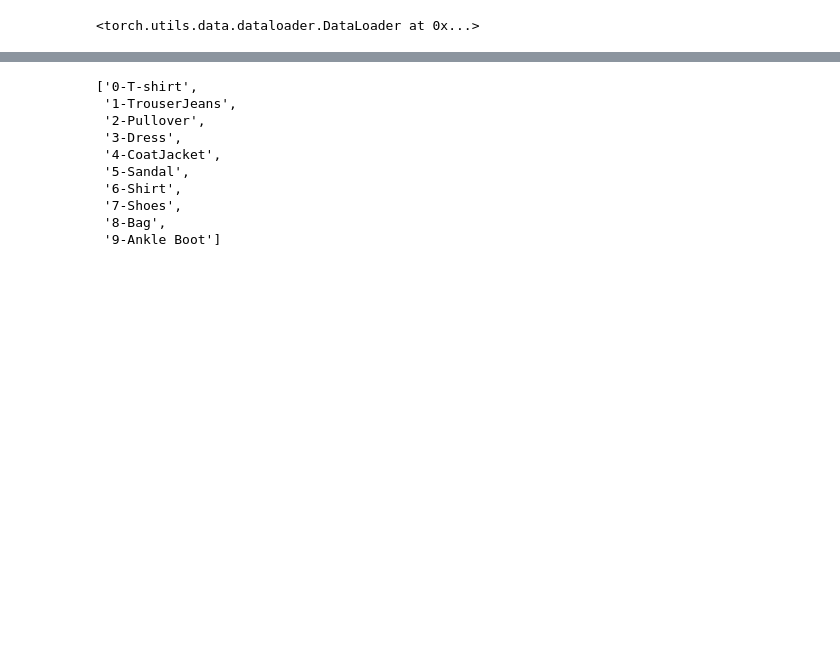
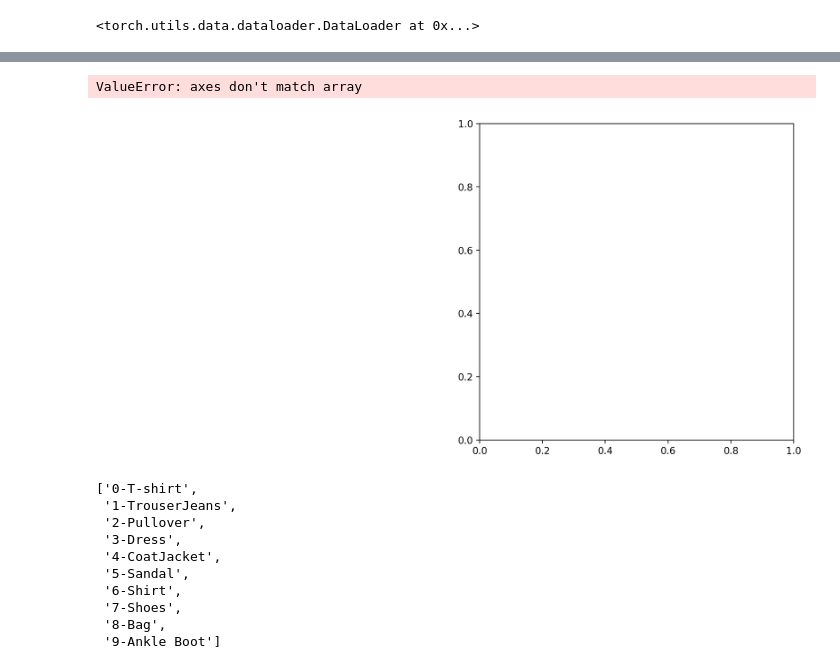
Before and after one commit to tinalina1003/Convolution-Neural-Network-BootCamp, a Jupyter notebook: CNN_PyTorch_Category_2.ipynb, the cells around one changed output, grey strips where cells are left out. Cells and saved outputs as stored; diff of their text form; code cells hidden in the pictures; blank space fills up the shorter version.

Commit message:
unable to predict the correct images using MNIST

```diff
--- a/CNN_PyTorch_Category_2.ipynb
+++ b/CNN_PyTorch_Category_2.ipynb
@@ -18,8 +18,8 @@ from torchvision import transforms
 from torch.utils.data import Dataset, DataLoader, random_split
 from torch.optim.lr_scheduler import StepLR
 # %%
-test_ds = 'category_train'
-categories = os.listdir(test_ds)
+test_dir = 'category_train'
+categories = os.listdir(test_dir)
 print(categories)
 # %% [output]
 ['0-T-shirt', '1-TrouserJeans', '2-Pullover', '3-Dress', '4-CoatJacket', '5-Sandal', '6-Shirt', '7-Shoes', '8-Bag', '9-Ankle Boot']
@@ -162,13 +171,13 @@ train_size = len(dataset) - (val_size + test_size)
 
 train_dataset, val_dataset, test_dataset = random_split(dataset, [train_size, val_size, test_size]) # X_train, y_train, ytest
 # %%
-test_dl = DataLoader(test_dataset, batch_size = test_size, shuffle = True)
+#test_dl = DataLoader(test_dataset, batch_size = 64, shuffle = True)
 # %%
 def plot_metrics(epochs, train_metric, val_metric, metric_name, ylabel, title):
     plt.plot(range(epochs), train_metric)
     plt.plot(range(epochs), val_metric)
     plt.legend([f'train_{metric_name}', f'val_{metric_name}'])
-    plt.xticks(range(0, epochs, 10))
+    plt.xticks(range(epochs))
     plt.xlabel('Epochs')
     plt.ylabel(ylabel)
     plt.title(title)
@@ -342,3 +364,35 @@ RuntimeError: mat1 and mat2 shapes cannot be multiplied (64x50176 and 784x128)
+# %%
+%matplotlib inline
+%config InlineBackend.figure_format = 'retina'
+
+# Assuming test_dl is a DataLoader object
+for images, labels in test_dl:
+    images, labels = images.to(device), labels.to(device)
+    index = 29
+    img, label = images[index], labels[index]
+
+    # Convert 2D image to 1D vector
+    img = img.view(img.shape[0], -1)
+
+    # Calculate the class probabilities (softmax) for img
+    proba = torch.exp(model(img))
+
+    # Plot the image and probabilities
+    desc = categories
+    fig, (ax1, ax2) = plt.subplots(figsize=(13, 6), nrows=1, ncols=2)
+    ax1.axis('off')
+    ax1.imshow(images[index].cpu().numpy().squeeze().transpose(1, 2, 0))
+    ax1.set_title(desc[label.item()])
+    #ax2.bar(range(10), proba.detach().cpu().numpy().squeeze().transpose(1, 2, 0))
+    #ax2.set_xticks(range(10))
+    #ax2.set_xticklabels(desc, size='small')
+    #ax2.set_title('Predicted Probabilities')
+    plt.tight_layout()
+    plt.show()
+    break  # Break the loop after processing one batch if you just want to visualize one example
+# %% [output]
+ValueError: axes don't match array
+[figure, added]
 # %%
 desc
 # %% [output]
```
Also changed, not shown: parts of 29 cells of this notebook.
